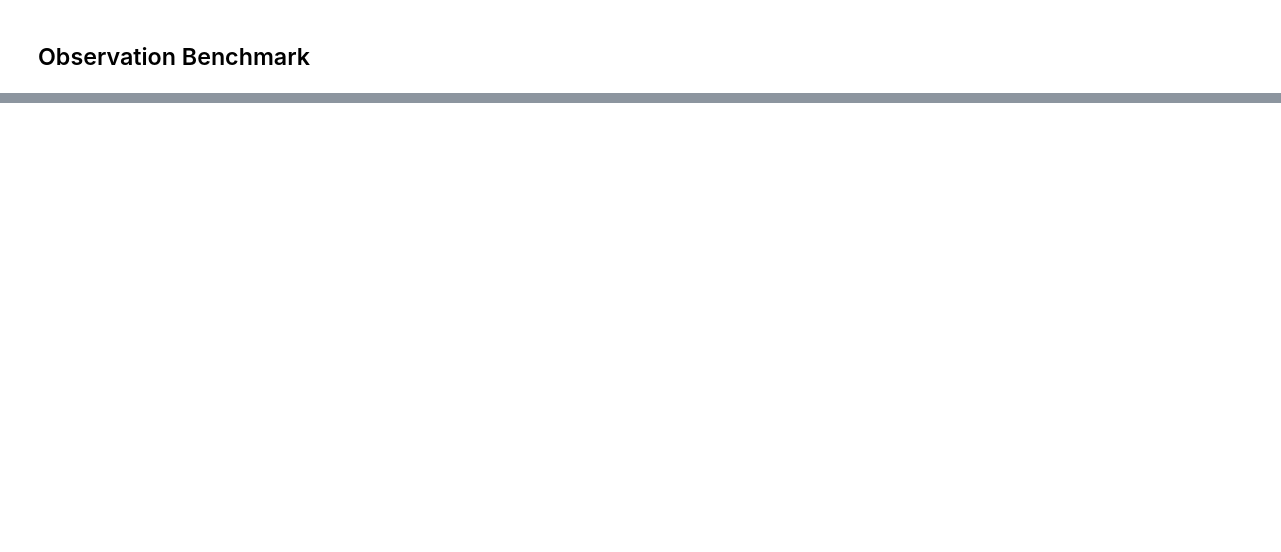
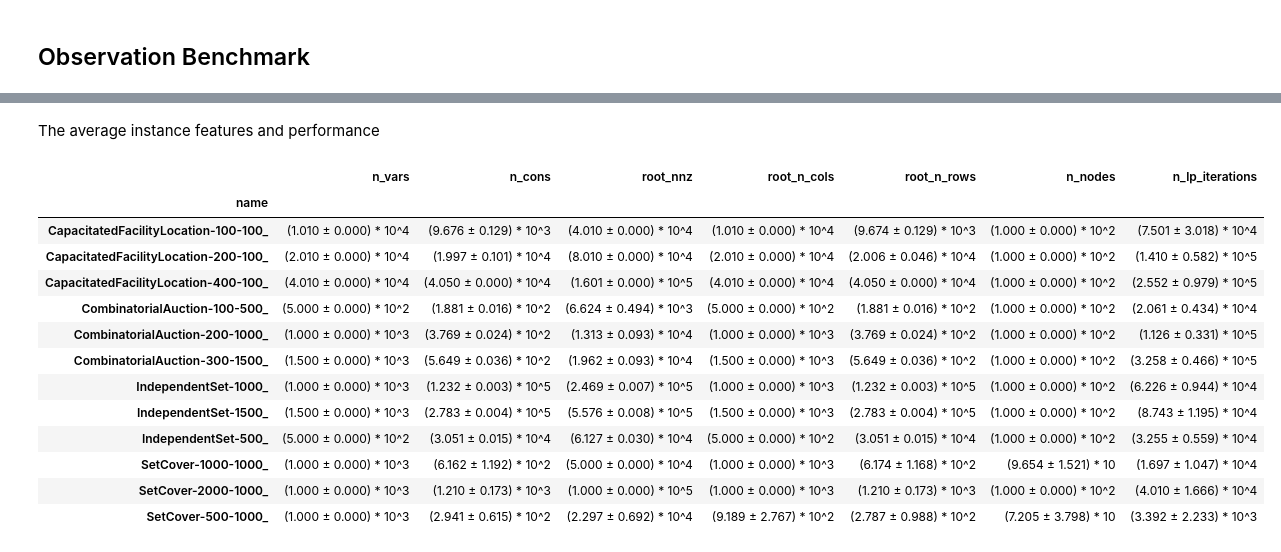
Before and after one commit to ds4dm/ecole-paper, a Jupyter notebook: Analysis.ipynb, the cells around one changed output, grey strips where cells are left out. Saved outputs shown, nothing was run; the diff lists cells and outputs as text; code cells hidden in the pictures; blank space fills up the shorter version.

```diff
--- a/Analysis.ipynb
+++ b/Analysis.ipynb
@@ -98,0 +144,5 @@ interactive(children=(Dropdown(description='observation', options=('NodeBipartit
+# %%
+for obs_func in ("Khalil2016:", "NodeBipartite:cache-False", "NodeBipartite:cache-True"):
+    observation_df[f"{obs_func}:wall_time_ratio"] = (
+        observation_df[f"ecole_vs_gasse:{obs_func}:wall_time_s"] / observation_df[f"ecole:{obs_func}:wall_time_s"]
+    )
@@ -98,0 +218,22 @@ interactive(children=(Dropdown(description='observation', options=('NodeBipartit
+# %% [markdown]
+The average instance features and performance
+# %%
+mean_std(observation_df, "name")[[
+    "n_vars", "n_cons", "root_nnz", "root_n_cols", "root_n_rows",
+    "n_nodes", "n_lp_iterations",
+]]
+# %% [output]
+|  | n_vars | n_cons | root_nnz | root_n_cols | root_n_rows | n_nodes | n_lp_iterations |
+| name |  |  |  |  |  |  |  |
+| CapacitatedFacilityLocation-100-100_ | (1.010 ± 0.000) * 10^4 | (9.676 ± 0.129) * 10^3 | (4.010 ± 0.000) * 10^4 | (1.010 ± 0.000) * 10^4 | (9.674 ± 0.129) * 10^3 | (1.000 ± 0.000) * 10^2 | (7.501 ± 3.018) * 10^4 |
+| CapacitatedFacilityLocation-200-100_ | (2.010 ± 0.000) * 10^4 | (1.997 ± 0.101) * 10^4 | (8.010 ± 0.000) * 10^4 | (2.010 ± 0.000) * 10^4 | (2.006 ± 0.046) * 10^4 | (1.000 ± 0.000) * 10^2 | (1.410 ± 0.582) * 10^5 |
+| CapacitatedFacilityLocation-400-100_ | (4.010 ± 0.000) * 10^4 | (4.050 ± 0.000) * 10^4 | (1.601 ± 0.000) * 10^5 | (4.010 ± 0.000) * 10^4 | (4.050 ± 0.000) * 10^4 | (1.000 ± 0.000) * 10^2 | (2.552 ± 0.979) * 10^5 |
+| CombinatorialAuction-100-500_ | (5.000 ± 0.000) * 10^2 | (1.881 ± 0.016) * 10^2 | (6.624 ± 0.494) * 10^3 | (5.000 ± 0.000) * 10^2 | (1.881 ± 0.016) * 10^2 | (1.000 ± 0.000) * 10^2 | (2.061 ± 0.434) * 10^4 |
+| CombinatorialAuction-200-1000_ | (1.000 ± 0.000) * 10^3 | (3.769 ± 0.024) * 10^2 | (1.313 ± 0.093) * 10^4 | (1.000 ± 0.000) * 10^3 | (3.769 ± 0.024) * 10^2 | (1.000 ± 0.000) * 10^2 | (1.126 ± 0.331) * 10^5 |
+| CombinatorialAuction-300-1500_ | (1.500 ± 0.000) * 10^3 | (5.649 ± 0.036) * 10^2 | (1.962 ± 0.093) * 10^4 | (1.500 ± 0.000) * 10^3 | (5.649 ± 0.036) * 10^2 | (1.000 ± 0.000) * 10^2 | (3.258 ± 0.466) * 10^5 |
+| IndependentSet-1000_ | (1.000 ± 0.000) * 10^3 | (1.232 ± 0.003) * 10^5 | (2.469 ± 0.007) * 10^5 | (1.000 ± 0.000) * 10^3 | (1.232 ± 0.003) * 10^5 | (1.000 ± 0.000) * 10^2 | (6.226 ± 0.944) * 10^4 |
+| IndependentSet-1500_ | (1.500 ± 0.000) * 10^3 | (2.783 ± 0.004) * 10^5 | (5.576 ± 0.008) * 10^5 | (1.500 ± 0.000) * 10^3 | (2.783 ± 0.004) * 10^5 | (1.000 ± 0.000) * 10^2 | (8.743 ± 1.195) * 10^4 |
+| IndependentSet-500_ | (5.000 ± 0.000) * 10^2 | (3.051 ± 0.015) * 10^4 | (6.127 ± 0.030) * 10^4 | (5.000 ± 0.000) * 10^2 | (3.051 ± 0.015) * 10^4 | (1.000 ± 0.000) * 10^2 | (3.255 ± 0.559) * 10^4 |
+| SetCover-1000-1000_ | (1.000 ± 0.000) * 10^3 | (6.162 ± 1.192) * 10^2 | (5.000 ± 0.000) * 10^4 | (1.000 ± 0.000) * 10^3 | (6.174 ± 1.168) * 10^2 | (9.654 ± 1.521) * 10 | (1.697 ± 1.047) * 10^4 |
+| SetCover-2000-1000_ | (1.000 ± 0.000) * 10^3 | (1.210 ± 0.173) * 10^3 | (1.000 ± 0.000) * 10^5 | (1.000 ± 0.000) * 10^3 | (1.210 ± 0.173) * 10^3 | (1.000 ± 0.000) * 10^2 | (4.010 ± 1.666) * 10^4 |
+| SetCover-500-1000_ | (1.000 ± 0.000) * 10^3 | (2.941 ± 0.615) * 10^2 | (2.297 ± 0.692) * 10^4 | (9.189 ± 2.767) * 10^2 | (2.787 ± 0.988) * 10^2 | (7.205 ± 3.798) * 10 | (3.392 ± 2.233) * 10^3 |
```
Also changed, not shown: parts of 20 cells of this notebook, 2 other files.
